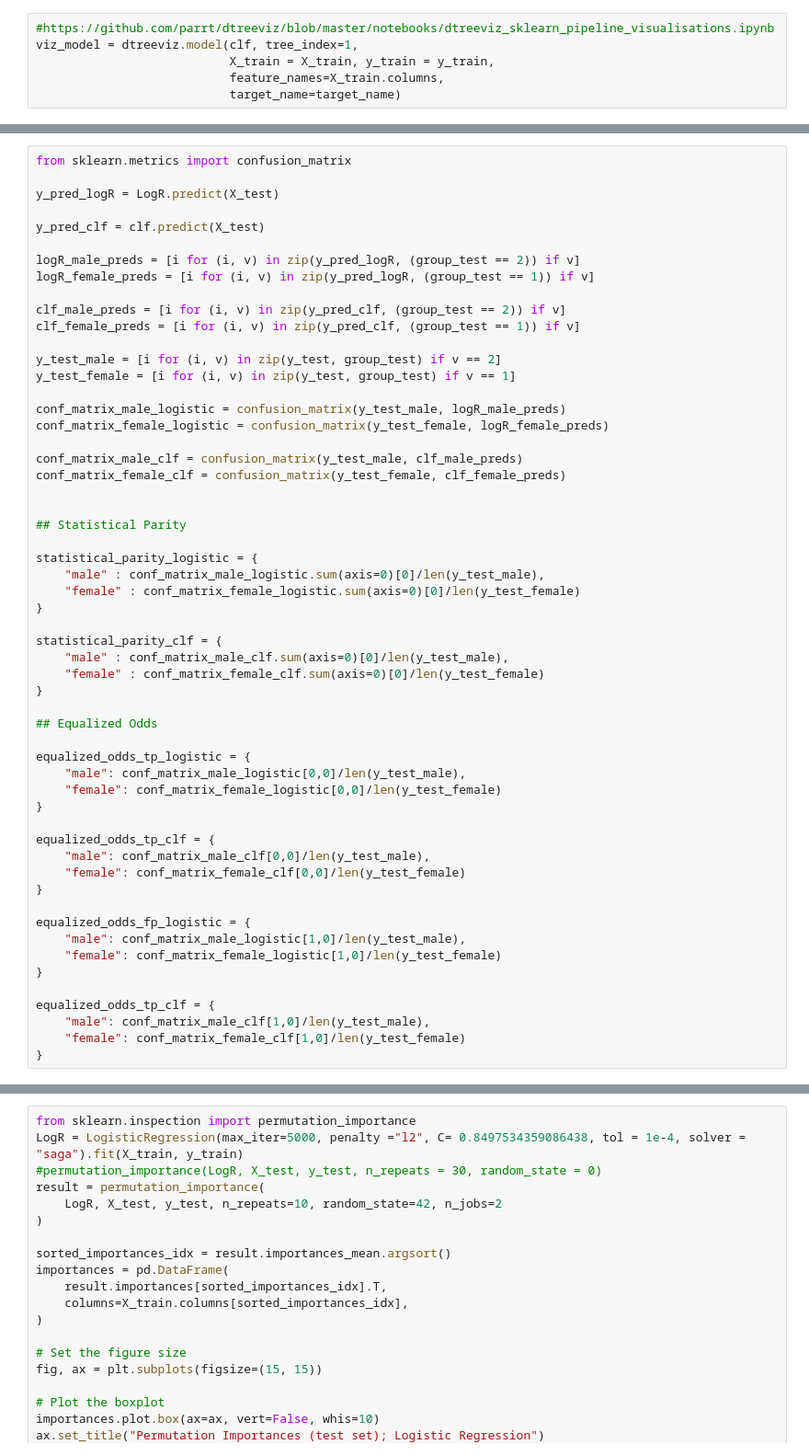
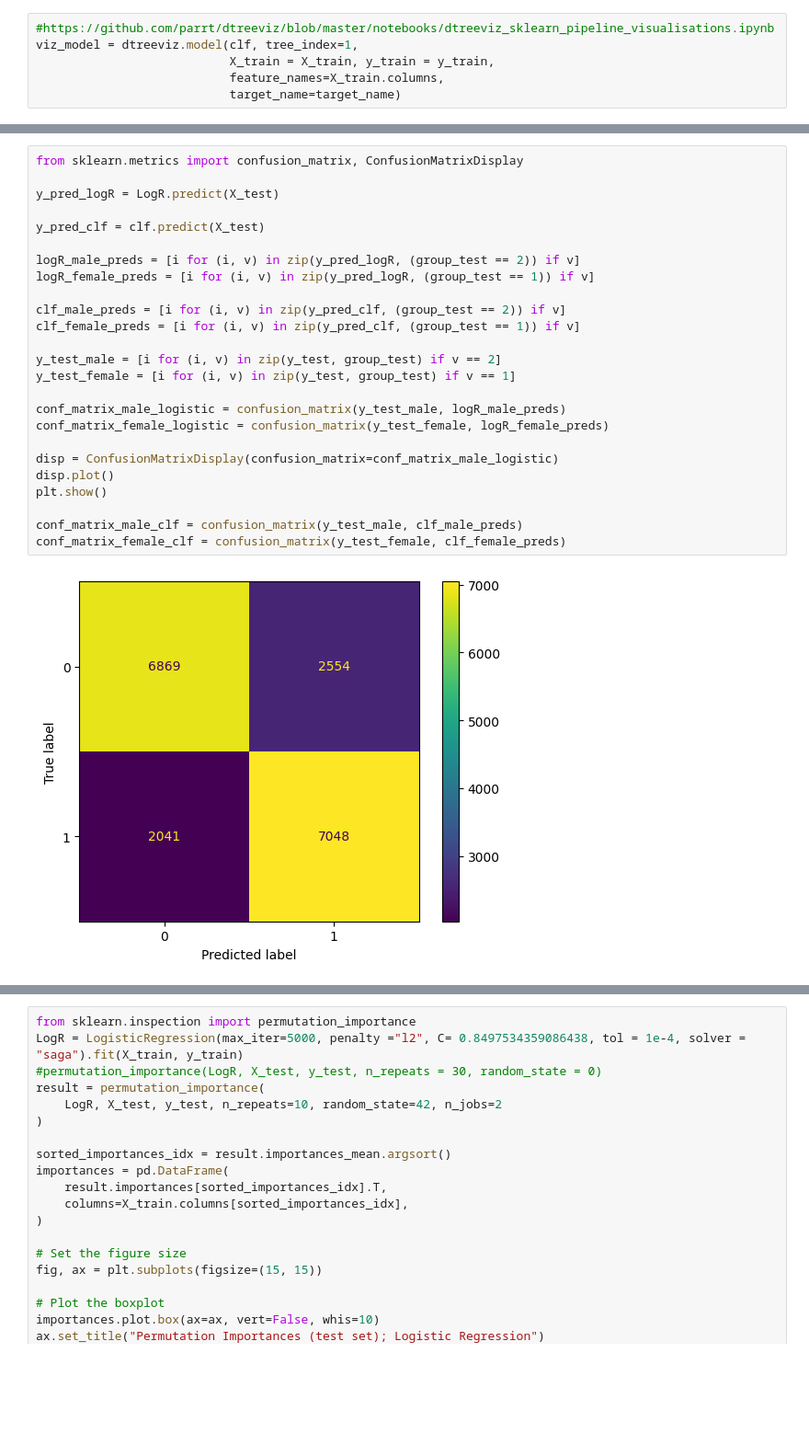
Before and after one commit to TheJarmanitor/algorithmic_fairness_2024, a Jupyter notebook: Handin_1/afae24-assignment-01-template.ipynb, the cells around one changed output, grey strips where cells are left out. Shown at 92% size. Drawn from its saved outputs; the diff is of its cells as text; blank space fills up the shorter version.

```diff
--- a/Handin_1/afae24-assignment-01-template.ipynb
+++ b/Handin_1/afae24-assignment-01-template.ipynb
@@ -193,56 +203,27 @@ Index([309375, 197073,  57936, 184864,  40111,  77508, 337429,  26200, 286840,
 # %%
-from sklearn.metrics import confusion_matrix
+from sklearn.metrics import confusion_matrix, ConfusionMatrixDisplay
 
 y_pred_logR = LogR.predict(X_test)
 
 y_pred_clf = clf.predict(X_test)
 
 logR_male_preds = [i for (i, v) in zip(y_pred_logR, (group_test == 2)) if v]
 logR_female_preds = [i for (i, v) in zip(y_pred_logR, (group_test == 1)) if v]
 
 clf_male_preds = [i for (i, v) in zip(y_pred_clf, (group_test == 2)) if v]
 clf_female_preds = [i for (i, v) in zip(y_pred_clf, (group_test == 1)) if v]
 
 y_test_male = [i for (i, v) in zip(y_test, group_test) if v == 2]
 y_test_female = [i for (i, v) in zip(y_test, group_test) if v == 1]
 
 conf_matrix_male_logistic = confusion_matrix(y_test_male, logR_male_preds)
 conf_matrix_female_logistic = confusion_matrix(y_test_female, logR_female_preds)
 
+disp = ConfusionMatrixDisplay(confusion_matrix=conf_matrix_male_logistic)
+disp.plot()
+plt.show()
+
 conf_matrix_male_clf = confusion_matrix(y_test_male, clf_male_preds)
 conf_matrix_female_clf = confusion_matrix(y_test_female, clf_female_preds)
-
-
-## Statistical Parity
-
-statistical_parity_logistic = {
-    "male" : conf_matrix_male_logistic.sum(axis=0)[0]/len(y_test_male),
-    "female" : conf_matrix_female_logistic.sum(axis=0)[0]/len(y_test_female)
-}
-
-statistical_parity_clf = {
-    "male" : conf_matrix_male_clf.sum(axis=0)[0]/len(y_test_male),
-    "female" : conf_matrix_female_clf.sum(axis=0)[0]/len(y_test_female)
-}
-
-## Equalized Odds
-
-equalized_odds_tp_logistic = {
-    "male": conf_matrix_male_logistic[0,0]/len(y_test_male),
-    "female": conf_matrix_female_logistic[0,0]/len(y_test_female)
-}
-
-equalized_odds_tp_clf = {
-    "male": conf_matrix_male_clf[0,0]/len(y_test_male),
-    "female": conf_matrix_female_clf[0,0]/len(y_test_female)
-}
-
-equalized_odds_fp_logistic = {
-    "male": conf_matrix_male_logistic[1,0]/len(y_test_male),
-    "female": conf_matrix_female_logistic[1,0]/len(y_test_female)
-}
-
-equalized_odds_tp_clf = {
-    "male": conf_matrix_male_clf[1,0]/len(y_test_male),
-    "female": conf_matrix_female_clf[1,0]/len(y_test_female)
-}
+# %% [output]
+[figure, added]
```
Also changed, not shown: parts of 14 cells of this notebook.
